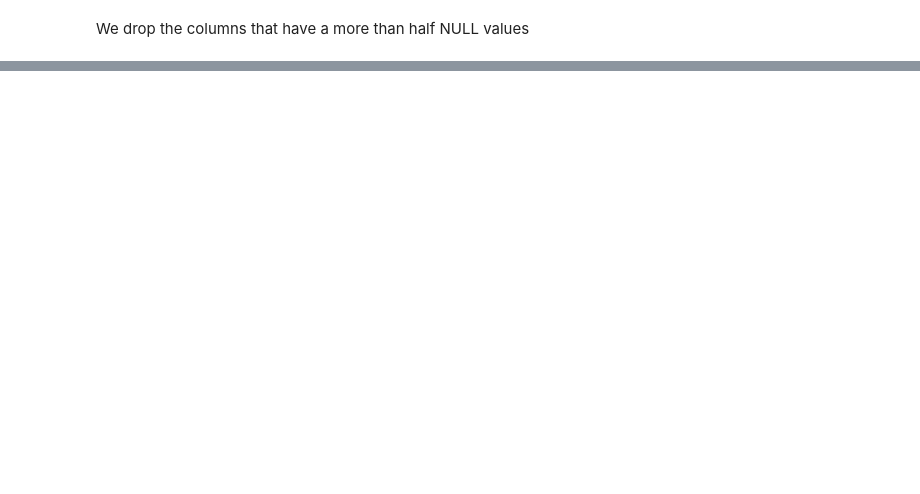
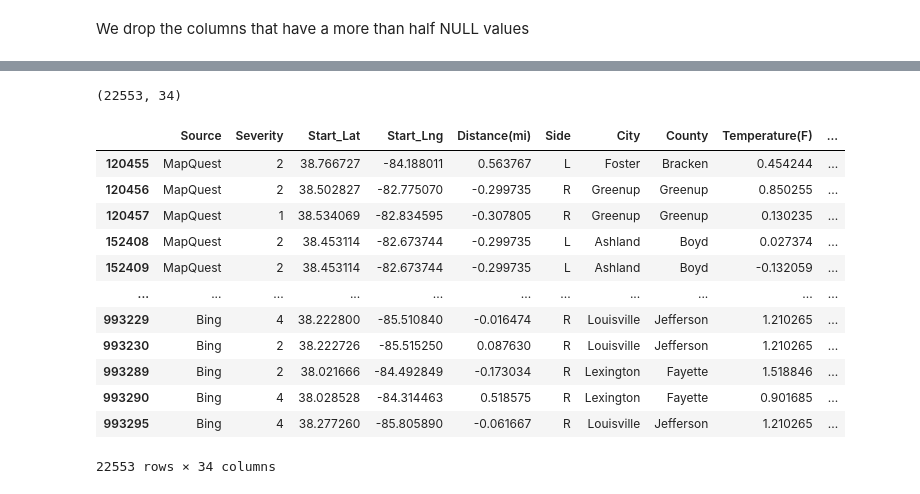
Before and after one commit to SreejeshSaya/DA-Project, a Jupyter notebook: Kentucky-Analysis.ipynb, the cells around one changed output, grey strips where cells are left out. Saved outputs shown, nothing was run; the diff lists cells and outputs as text; code cells hidden in the pictures; blank space fills up the shorter version.

```diff
--- a/Kentucky-Analysis.ipynb
+++ b/Kentucky-Analysis.ipynb
@@ -34,6 +18,7 @@ df=pd.read_csv('US_accidents_for_5_states.csv')
 # %% [markdown]
 Data Augmentation - Extracting time of Accident and splitting into different fields
 # %%
+df = pd.read_csv("US_accidents_for_5_states.csv")
 df['Start_Time'] = pd.to_datetime(df['Start_Time'], errors='coerce')
 df['End_Time'] = pd.to_datetime(df['End_Time'], errors='coerce')
 
@@ -261,27 +247,3 @@ print(dd['Wind_Speed(mph)'].skew())  #38.513
-# %%
-#Filling the Visibility column missing values with its mean
-dd_Windspeed=dd["Wind_Speed(mph)"]
-#plotting the Pressure histogram
-dd_Windspeed.hist(bins=bin_size)
-#approximately follows normal distribution
-print(dd["Wind_Speed(mph)"].isnull().sum())
-#filling the missing values with the concept of flooring and capping
-median_Windspeed=dd_Windspeed.median()
-mean_Windspeed=dd_Windspeed.mean()
-print(mean_Windspeed,median_Windspeed)
-#calculating the median and mean pressure and it is left-skewed ditribution
-dd["Wind_Speed(mph)"] = np.where(dd["Wind_Speed(mph)"] <quartile_10, quartile_10,dd['Wind_Speed(mph)'])
-dd["Wind_Speed(mph)"] = np.where(dd["Wind_Speed(mph)"] >quartile_90, quartile_90,dd['Wind_Speed(mph)'])
-print(dd['Visibility(mi)'].skew())
-#improved skew value from 38 to -1.84
-#new mean and median
-
-new_median_Windspeed=dd_Windspeed.median()
-new_mean_Windspeed=dd_Windspeed.mean()
-print(new_mean_Windspeed,new_median_Windspeed)
-dd["Wind_Speed(mph)"].fillna(new_median_Windspeed, inplace=True)
-#ensuring that there are no more null values in visibility
-print(dd['Wind_Speed(mph)'].isnull().sum())
 # %%
 #Wind_Direction
 
@@ -324,10 +325,10 @@ print(dd.info())
 # %%
-#correlation plots for numerical features
-numerical_features=['Start_Lat','Start_Lng','Temperature(F)','Humidity(%)','Pressure(in)','Visibility(mi)','Wind_Speed(mph)']
-df_numerical=dd[numerical_features].copy()
-print(df_numerical.shape)
-sns.heatmap(df_numerical.corr(), annot = True)
-print(df_numerical.corr())
+# #correlation plots for numerical features
+# numerical_features=['Start_Lat','Start_Lng','Temperature(F)','Humidity(%)','Pressure(in)','Visibility(mi)','Wind_Speed(mph)']
+# df_numerical=dd[numerical_features].copy()
+# print(df_numerical.shape)
+# sns.heatmap(df_numerical.corr(), annot = True)
+# print(df_numerical.corr())
 
 
 
@@ -336,6 +337,8 @@ print(df_numerical.corr())
 filtered_columns=['Start_Time','End_Time','Description','Street','State','Country','Unnamed: 0','ID']
 dd.drop(filtered_columns, axis=1,inplace=True)
 print(dd.shape)
+# %% [output]
+(22553, 34)
 # %%
 #Performing a standardisation on numerical columns such that mean is 0 and variance is 1
 # numerical features
@@ -357,6 +360,22 @@ for i in num_cols:
 
 #Copying the dataframe into ds
 ds=dd.copy()
+# %%
+ds
+# %% [output]
+|  | Source | Severity | Start_Lat | Start_Lng | Distance(mi) | Side | City | County | Temperature(F) | ... |
+| 120455 | MapQuest | 2 | 38.766727 | -84.188011 | 0.563767 | L | Foster | Bracken | 0.454244 | ... |
+| 120456 | MapQuest | 2 | 38.502827 | -82.775070 | -0.299735 | R | Greenup | Greenup | 0.850255 | ... |
+| 120457 | MapQuest | 1 | 38.534069 | -82.834595 | -0.307805 | R | Greenup | Greenup | 0.130235 | ... |
+| 152408 | MapQuest | 2 | 38.453114 | -82.673744 | -0.299735 | L | Ashland | Boyd | 0.027374 | ... |
+| 152409 | MapQuest | 2 | 38.453114 | -82.673744 | -0.299735 | L | Ashland | Boyd | -0.132059 | ... |
+| ... | ... | ... | ... | ... | ... | ... | ... | ... | ... | ... |
+| 993229 | Bing | 4 | 38.222800 | -85.510840 | -0.016474 | R | Louisville | Jefferson | 1.210265 | ... |
+| 993230 | Bing | 2 | 38.222726 | -85.515250 | 0.087630 | R | Louisville | Jefferson | 1.210265 | ... |
+| 993289 | Bing | 2 | 38.021666 | -84.492849 | -0.173034 | R | Lexington | Fayette | 1.518846 | ... |
+| 993290 | Bing | 4 | 38.028528 | -84.314463 | 0.518575 | R | Lexington | Fayette | 0.901685 | ... |
+| 993295 | Bing | 4 | 38.277260 | -85.805890 | -0.061667 | R | Louisville | Jefferson | 1.210265 | ... |
+22553 rows × 34 columns
 # %%
 #using pd_getdummies i.e one hot encoding
 features_converted=['Side','Bump','Crossing','Give_Way','Junction','No_Exit','Railway','Roundabout','Station','Stop','Traffic_Calming','Traffic_Signal','Sunrise_Sunset','Year','Month','Day','Hour','Weekday']
```
Also changed, not shown: parts of 24 cells of this notebook.
